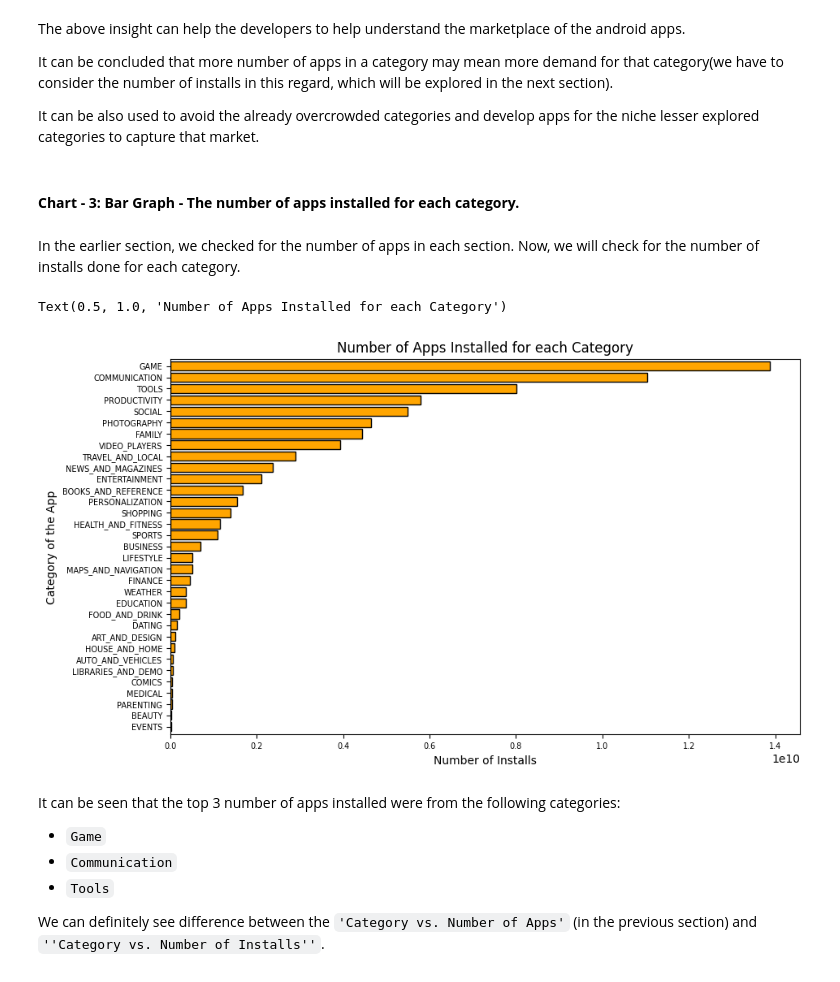
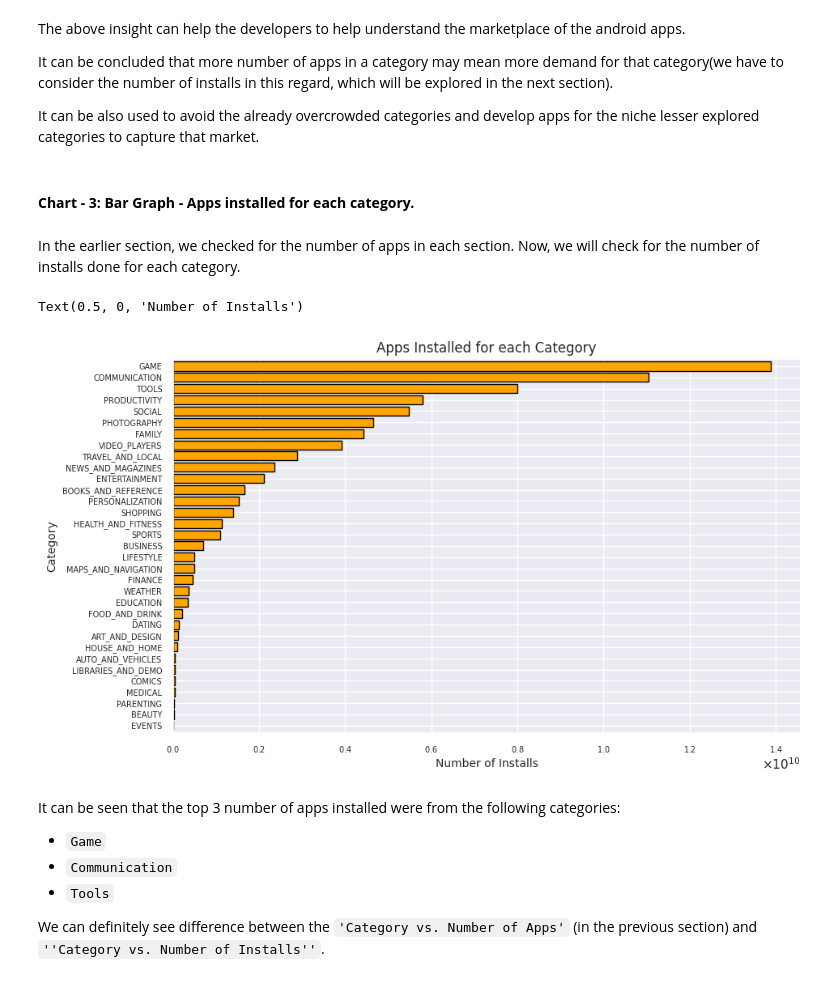
Before and after one commit to dipankarsahu1000/Play-Store-App-Review-Analysis, a Jupyter notebook: Play_Store_App_Review_Analysis.ipynb, the cells around one changed output. Cells and saved outputs as stored; diff of their text form; code cells hidden in the pictures.

```diff
--- a/Play_Store_App_Review_Analysis.ipynb
+++ b/Play_Store_App_Review_Analysis.ipynb
@@ -1060,17 +1060,18 @@ It can be concluded that more number of apps in a category may mean more demand
 
 It can be also used to avoid the already overcrowded categories and develop apps for the niche lesser explored categories to capture that market.
 # %% [markdown]
-#### **Chart - 3: Bar Graph -  The number of apps installed for each category.**
+#### **Chart - 3: Bar Graph -  Apps installed for each category.**
 # %% [markdown]
 In the earlier section, we checked for the number of apps in each section. Now, we will check for the number of installs done for each category.
 # %%
+plt.ticklabel_format(useMathText = True)
 ps_df.groupby(['Category'])['Installs'].sum().sort_values().plot.barh(width = 0.8, color = 'orange', edgecolor='black', fontsize = 7,  figsize = (10, 6))
-plt.ylabel('Category of the App', fontsize = 10)
+plt.title('Apps Installed for each Category', fontsize = 12)
+plt.ylabel('Category', fontsize = 10)
 plt.xlabel('Number of Installs', fontsize = 10)
-plt.title('Number of Apps Installed for each Category', fontsize = 12)
 # %% [output]
-Text(0.5, 1.0, 'Number of Apps Installed for each Category')
+Text(0.5, 0, 'Number of Installs')
-[figure, old version]
+[figure, new version]
 # %% [markdown]
 It can be seen that the top 3 number of apps installed were from the following categories:
 * `Game`
```
Also changed, not shown: parts of 61 cells of this notebook.
